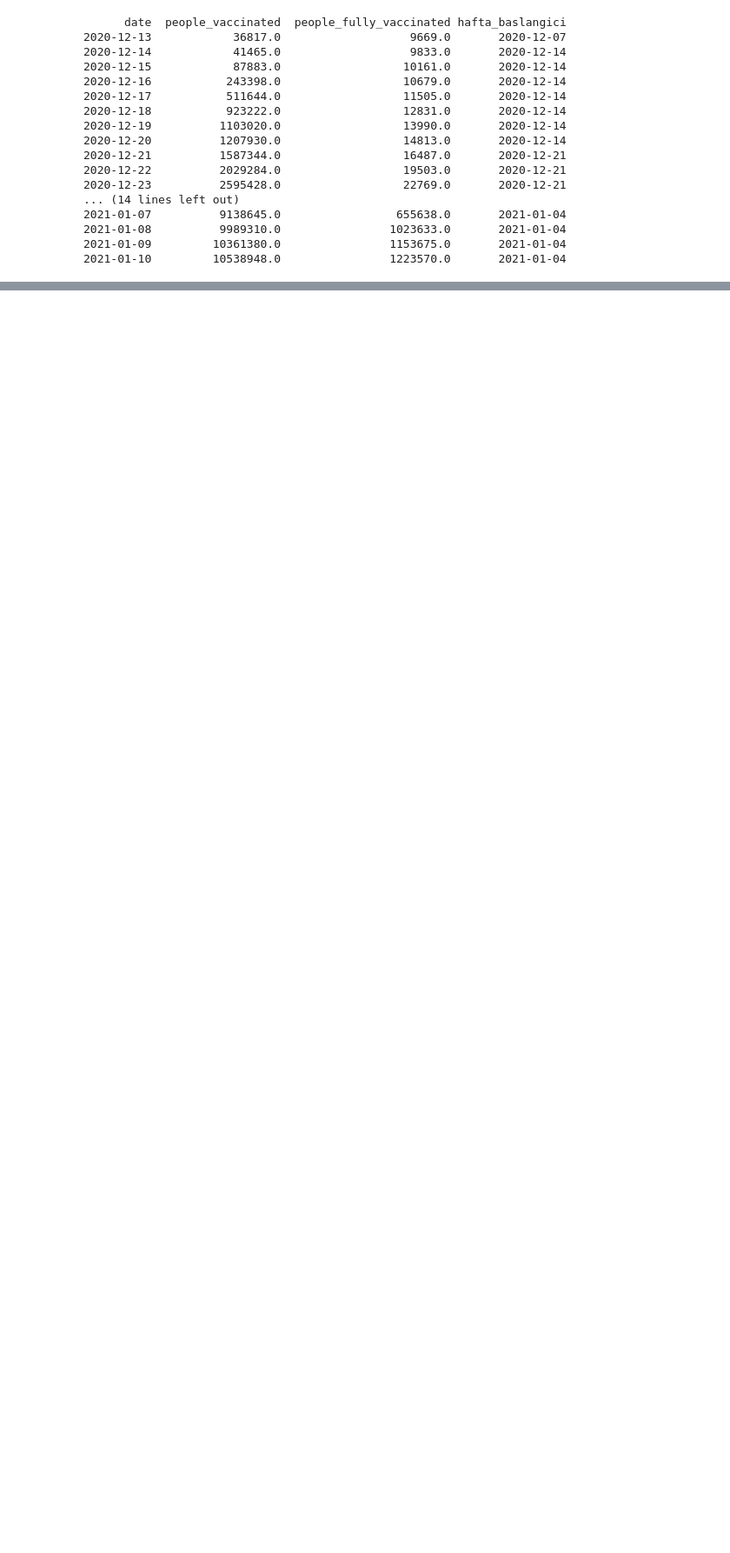
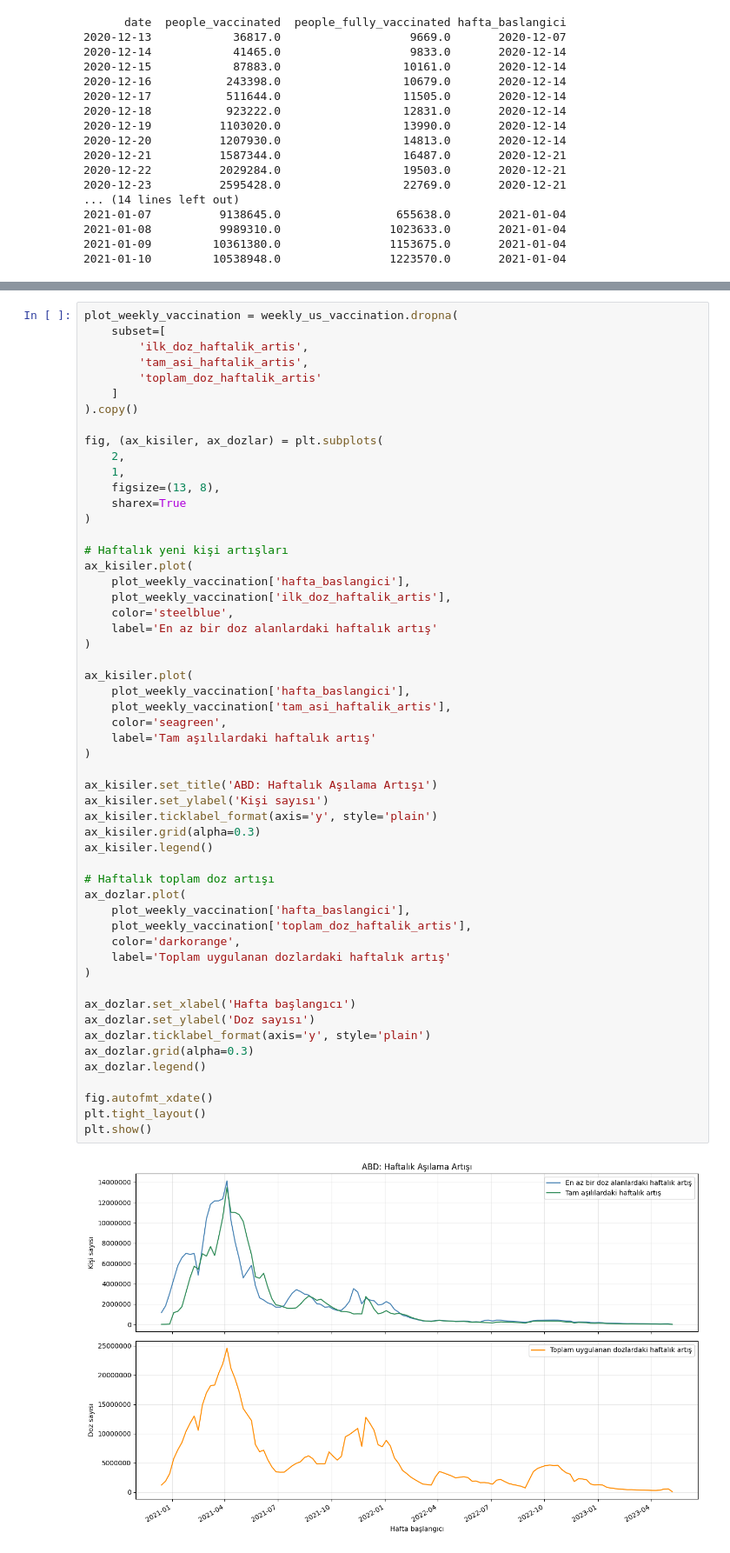
Before and after one commit to nazlican-engineer/CoronaVirusProject, a Jupyter notebook: covid_analysis.ipynb, the cells around one changed output, grey strips where cells are left out. Shown at 87% size. Drawn from its saved outputs; the diff is of its cells as text; blank space fills up the shorter version.

```diff
--- a/covid_analysis.ipynb
+++ b/covid_analysis.ipynb
@@ -2639,0 +2832,56 @@ print(usa_vaccination_start_period.to_string(index=False))
+# %%
+plot_weekly_vaccination = weekly_us_vaccination.dropna(
+    subset=[
+        'ilk_doz_haftalik_artis',
+        'tam_asi_haftalik_artis',
+        'toplam_doz_haftalik_artis'
+    ]
+).copy()
+
+fig, (ax_kisiler, ax_dozlar) = plt.subplots(
+    2,
+    1,
+    figsize=(13, 8),
+    sharex=True
+)
+
+# Haftalık yeni kişi artışları
+ax_kisiler.plot(
+    plot_weekly_vaccination['hafta_baslangici'],
+    plot_weekly_vaccination['ilk_doz_haftalik_artis'],
+    color='steelblue',
+    label='En az bir doz alanlardaki haftalık artış'
+)
+
+ax_kisiler.plot(
+    plot_weekly_vaccination['hafta_baslangici'],
+    plot_weekly_vaccination['tam_asi_haftalik_artis'],
+    color='seagreen',
+    label='Tam aşılılardaki haftalık artış'
+)
+
+ax_kisiler.set_title('ABD: Haftalık Aşılama Artışı')
+ax_kisiler.set_ylabel('Kişi sayısı')
+ax_kisiler.ticklabel_format(axis='y', style='plain')
+ax_kisiler.grid(alpha=0.3)
+ax_kisiler.legend()
+
+# Haftalık toplam doz artışı
+ax_dozlar.plot(
+    plot_weekly_vaccination['hafta_baslangici'],
+    plot_weekly_vaccination['toplam_doz_haftalik_artis'],
+    color='darkorange',
+    label='Toplam uygulanan dozlardaki haftalık artış'
+)
+
+ax_dozlar.set_xlabel('Hafta başlangıcı')
+ax_dozlar.set_ylabel('Doz sayısı')
+ax_dozlar.ticklabel_format(axis='y', style='plain')
+ax_dozlar.grid(alpha=0.3)
+ax_dozlar.legend()
+
+fig.autofmt_xdate()
+plt.tight_layout()
+plt.show()
+# %% [output]
+[figure, added]
```
Also changed, not shown: parts of 5 cells of this notebook.
